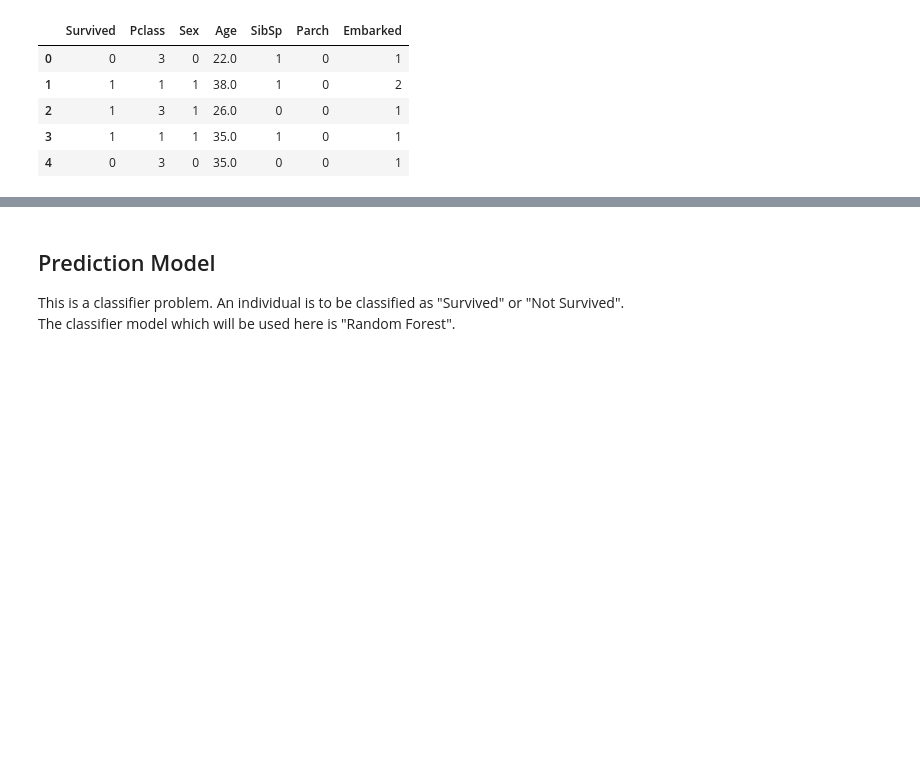
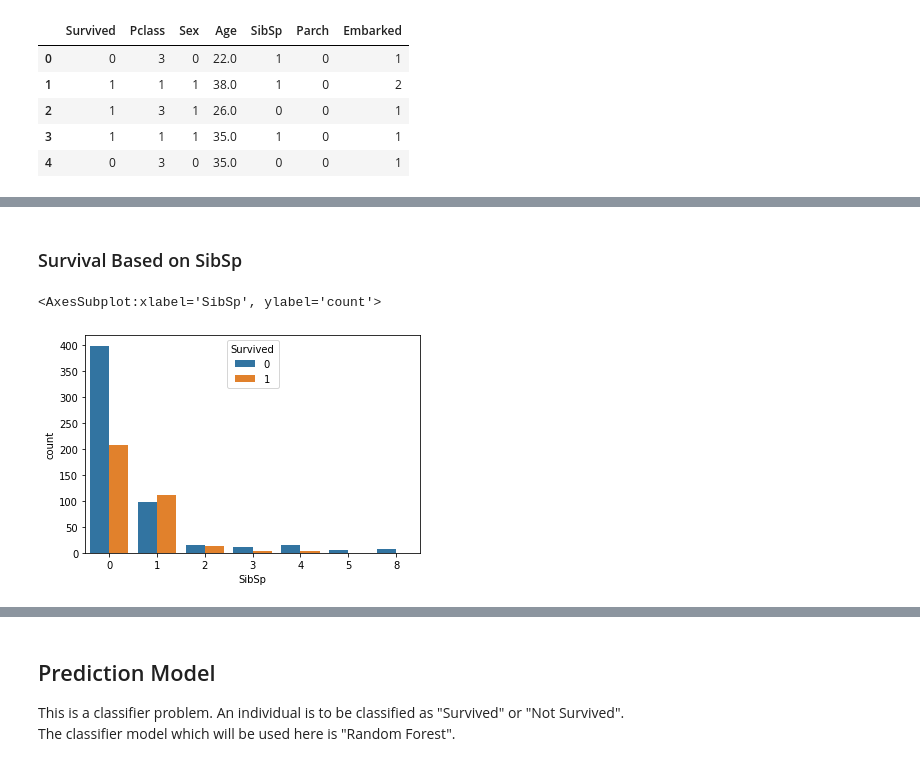
Before and after one commit to sreerajpr06/Titanic-Preprocessing-ML, a Jupyter notebook: TitanicDataset.ipynb, the cells around one changed output, grey strips where cells are left out. Saved outputs shown, nothing was run; the diff lists cells and outputs as text; code cells hidden in the pictures; blank space fills up the shorter version.

```diff
--- a/TitanicDataset.ipynb
+++ b/TitanicDataset.ipynb
@@ -330,0 +245,7 @@ test_data.head()
+# %% [markdown]
+### Survival Based on SibSp
+# %%
+sns.countplot(x=train_data['SibSp'], hue = "Survived", data=train_data)
+# %% [output]
+<AxesSubplot:xlabel='SibSp', ylabel='count'>
+[figure, added]
```
Also changed, not shown: parts of 28 cells of this notebook, 1 other file.
